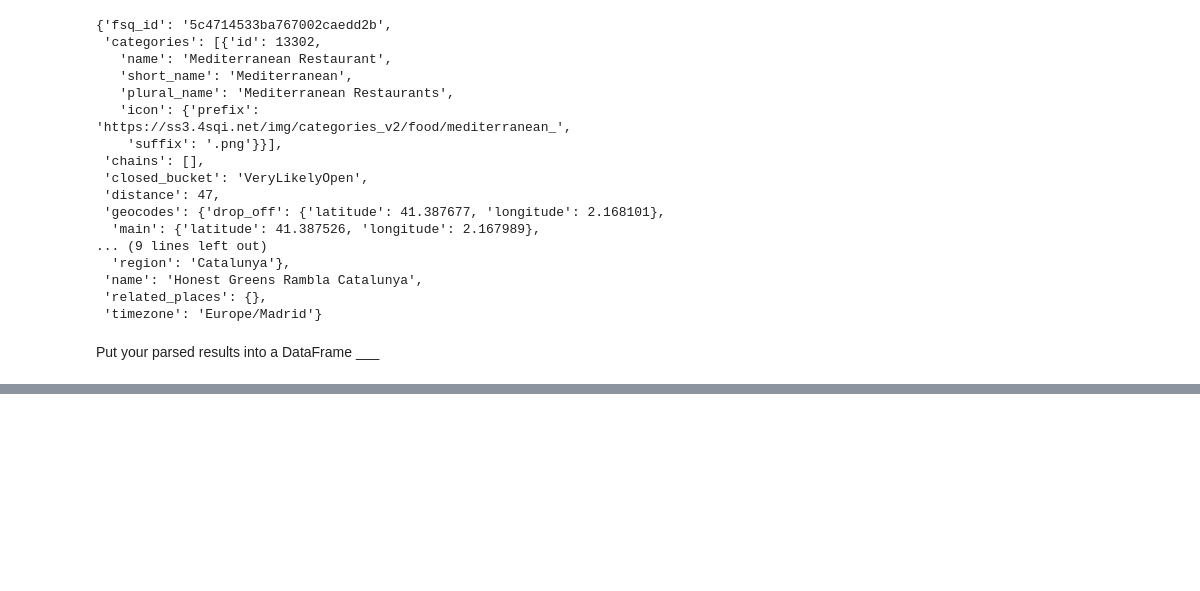
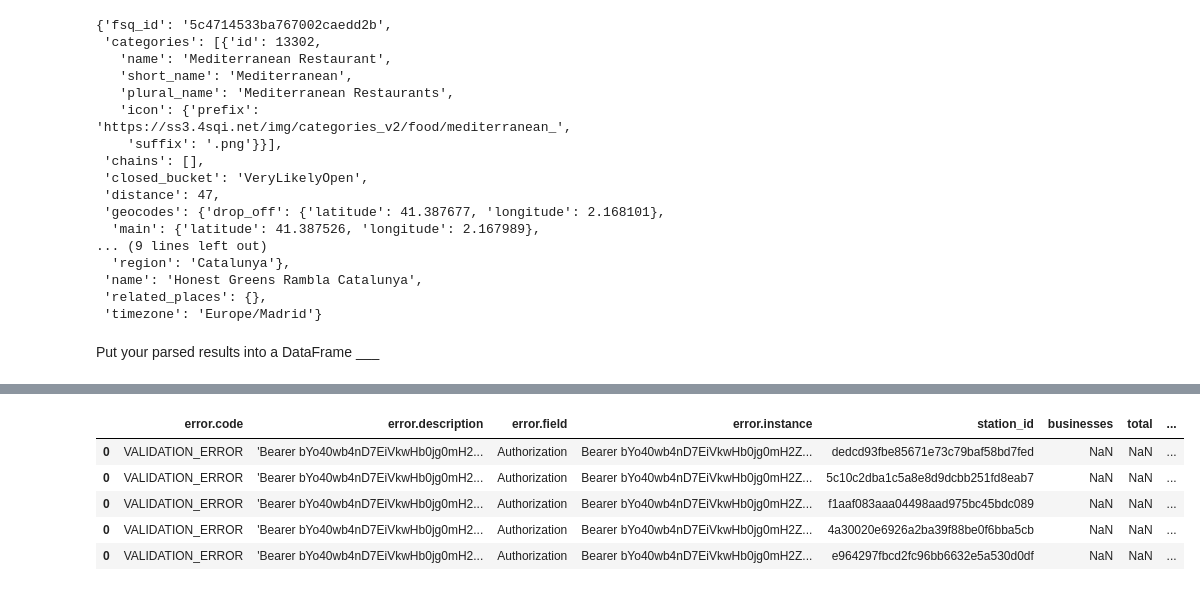
Before and after one commit to gu12934/-LHL-Statistical-Modelling-Project, a Jupyter notebook: notebooks/yelp_foursquare_EDA1.ipynb, the cells around one changed output, grey strips where cells are left out. Cells and saved outputs as stored; diff of their text form; code cells hidden in the pictures; blank space fills up the shorter version.

Commit message:
could not get yelp data because daily limit reached with error code

```diff
--- a/notebooks/yelp_foursquare_EDA1.ipynb
+++ b/notebooks/yelp_foursquare_EDA1.ipynb
@@ -86,0 +187,15 @@ foursquare_df.to_csv('../data/bike_stations_barcelona_poi_foursquare.csv')
+# %%
+# Create list with desired categories from Yelp
+dining_cat_yelp = ['restaurants', 'bars', 'pubs']
+# %%
+# Function to make an http request to yelp for each bike station
+def get_poi_yelp(latitude, longitude, radius, API_KEY, categories):
+    url = f'https://api.yelp.com/v3/businesses/search?latitude={latitude}&longitude={longitude}&radius={radius}&categories={categories}&sort_by=best_match'
+
+    # Create dictionary for headers
+    headers = {'Accept': 'application/json'}
+    headers['Authorization'] = 'Bearer %s' % API_KEY
+    response = requests.get(url, headers=headers)
+    response_data = response.json()
+
+    return response_data
@@ -86,0 +220,24 @@ foursquare_df.to_csv('../data/bike_stations_barcelona_poi_foursquare.csv')
+# %%
+# Loop through the bike_stations df to extract the lat/long/id of each row and make a new http request
+for index, row in bike_stations_load2.iterrows():
+     # Make the http request using row attributes
+    poi_yelp = get_poi_yelp(row['latitude'], row['longitude'], 1000, API_KEY, categories=','.join(dining_cat_yelp))
+    # Turn the response into a dataframe
+    new_df = pd.json_normalize(poi_yelp)
+    # Add a column with the corresponding bike station id
+    new_df['station_id'] = row['id']
+    # Add the new dataframe to yelp_df
+    yelp_df = pd.concat([yelp_df, new_df])
+# %%
+# Drop unnecessary columns from dataframe
+columns_to_drop_yelp = [
+    'alias', 'image_url', 'is_closed', 'url', 'transactions', 'phone',
+    'display_phone', 'coordinates.latitude',
+    'coordinates.longitude', 'location.address1', 'location.address2',
+    'location.address3', 'location.city', 'location.zip_code',
+    'location.country', 'location.state','categories']
+
+yelp_df = yelp_df.drop(columns=columns_to_drop_yelp)
+
+# Rename columns
+yelp_df = yelp_df.rename(columns={"id": "poi_id", "location.display_address": "full_address"})
@@ -86,0 +269,9 @@ foursquare_df.to_csv('../data/bike_stations_barcelona_poi_foursquare.csv')
+# %%
+yelp_df.head()
+# %% [output]
+|  | error.code | error.description | error.field | error.instance | station_id | businesses | total | ... |
+| 0 | VALIDATION_ERROR | 'Bearer bYo40wb4nD7EiVkwHb0jg0mH2... | Authorization | Bearer bYo40wb4nD7EiVkwHb0jg0mH2Z... | dedcd93fbe85671e73c79baf58bd7fed | NaN | NaN | ... |
+| 0 | VALIDATION_ERROR | 'Bearer bYo40wb4nD7EiVkwHb0jg0mH2... | Authorization | Bearer bYo40wb4nD7EiVkwHb0jg0mH2Z... | 5c10c2dba1c5a8e8d9dcbb251fd8eab7 | NaN | NaN | ... |
+| 0 | VALIDATION_ERROR | 'Bearer bYo40wb4nD7EiVkwHb0jg0mH2... | Authorization | Bearer bYo40wb4nD7EiVkwHb0jg0mH2Z... | f1aaf083aaa04498aad975bc45bdc089 | NaN | NaN | ... |
+| 0 | VALIDATION_ERROR | 'Bearer bYo40wb4nD7EiVkwHb0jg0mH2... | Authorization | Bearer bYo40wb4nD7EiVkwHb0jg0mH2Z... | 4a30020e6926a2ba39f88be0f6bba5cb | NaN | NaN | ... |
+| 0 | VALIDATION_ERROR | 'Bearer bYo40wb4nD7EiVkwHb0jg0mH2... | Authorization | Bearer bYo40wb4nD7EiVkwHb0jg0mH2Z... | e964297fbcd2fc96bb6632e5a530d0df | NaN | NaN | ... |
```
Also changed, not shown: parts of 19 cells of this notebook, 1 other file.
